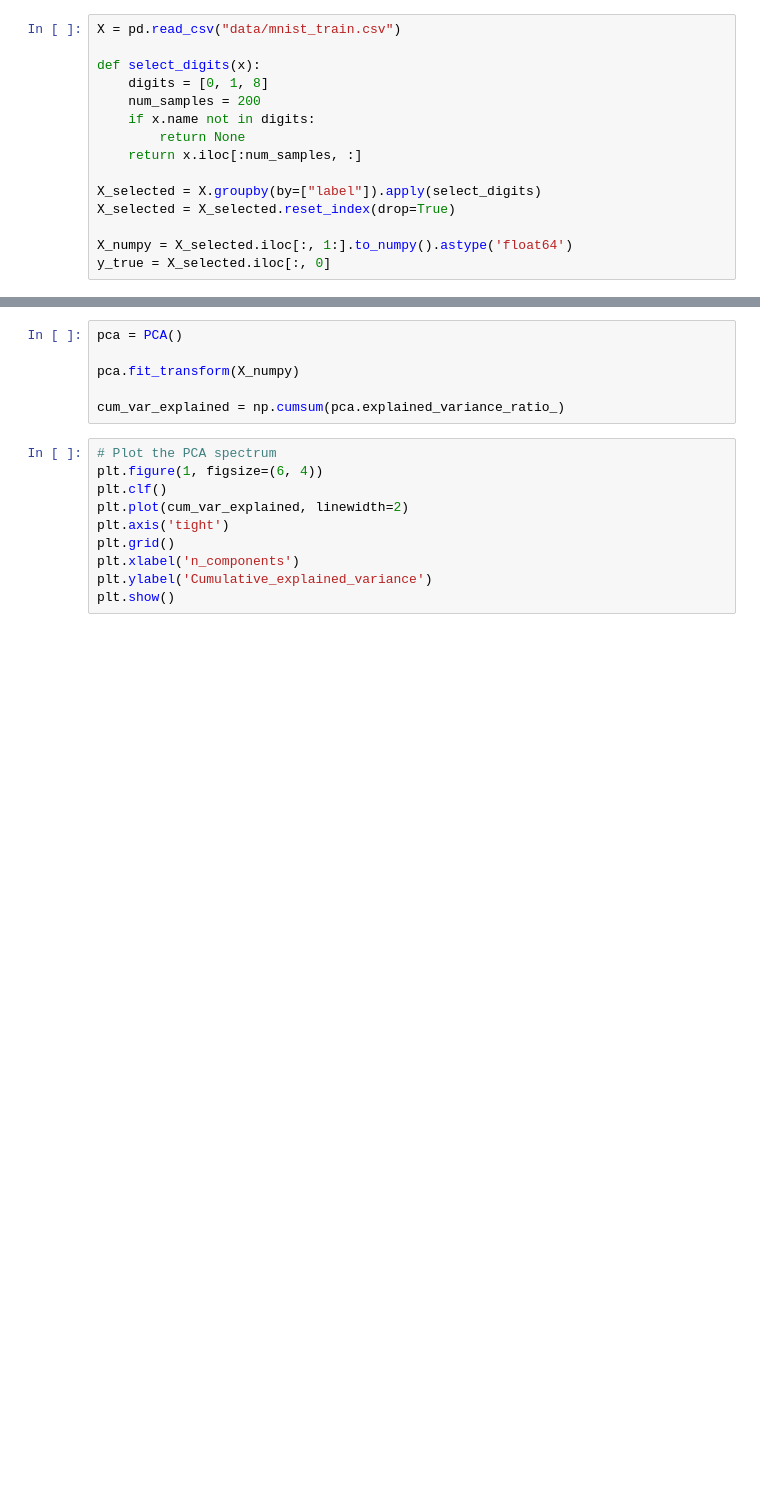
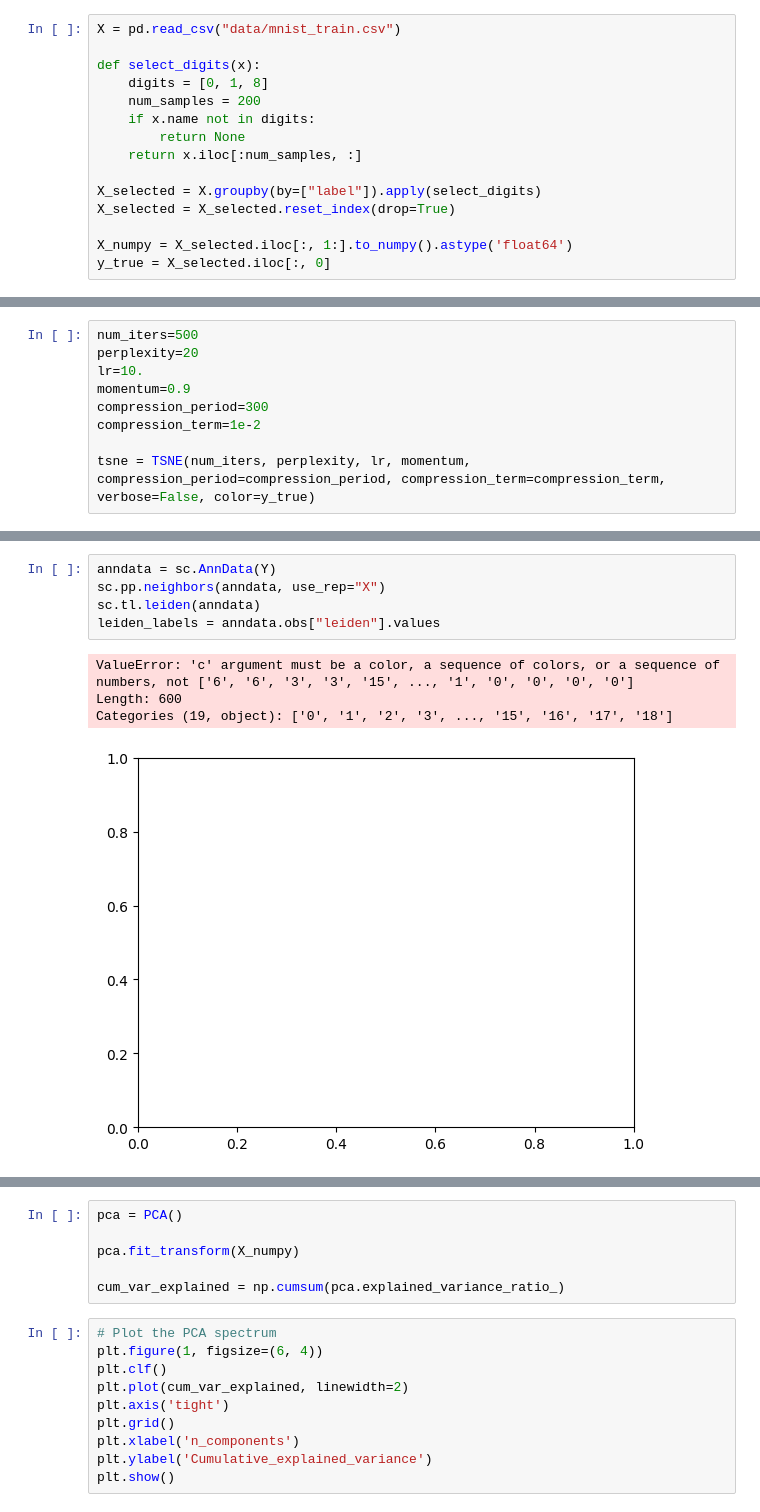
Before and after one commit to just1ce415/MMML_project, a Jupyter notebook: demo_tsne.ipynb, the cells around one changed output, grey strips where cells are left out. Drawn from its saved outputs; the diff is of its cells as text; blank space fills up the shorter version.

```diff
--- a/demo_tsne.ipynb
+++ b/demo_tsne.ipynb
@@ -37,0 +81,9 @@ print(X_numpy.shape)
+# %%
+num_iters=500
+perplexity=20
+lr=10.
+momentum=0.9
+compression_period=300
+compression_term=1e-2
+
+tsne = TSNE(num_iters, perplexity, lr, momentum, compression_period=compression_period, compression_term=compression_term, verbose=False, color=y_true)
@@ -37,0 +101,10 @@ print(X_numpy.shape)
+# %%
+anndata = sc.AnnData(Y)
+sc.pp.neighbors(anndata, use_rep="X")
+sc.tl.leiden(anndata)
+leiden_labels = anndata.obs["leiden"].values
+# %% [output]
+ValueError: 'c' argument must be a color, a sequence of colors, or a sequence of numbers, not ['6', '6', '3', '3', '15', ..., '1', '0', '0', '0', '0']
+Length: 600
+Categories (19, object): ['0', '1', '2', '3', ..., '15', '16', '17', '18']
+[figure, added]
```
Also changed, not shown: parts of 27 cells of this notebook, 2 other files.
